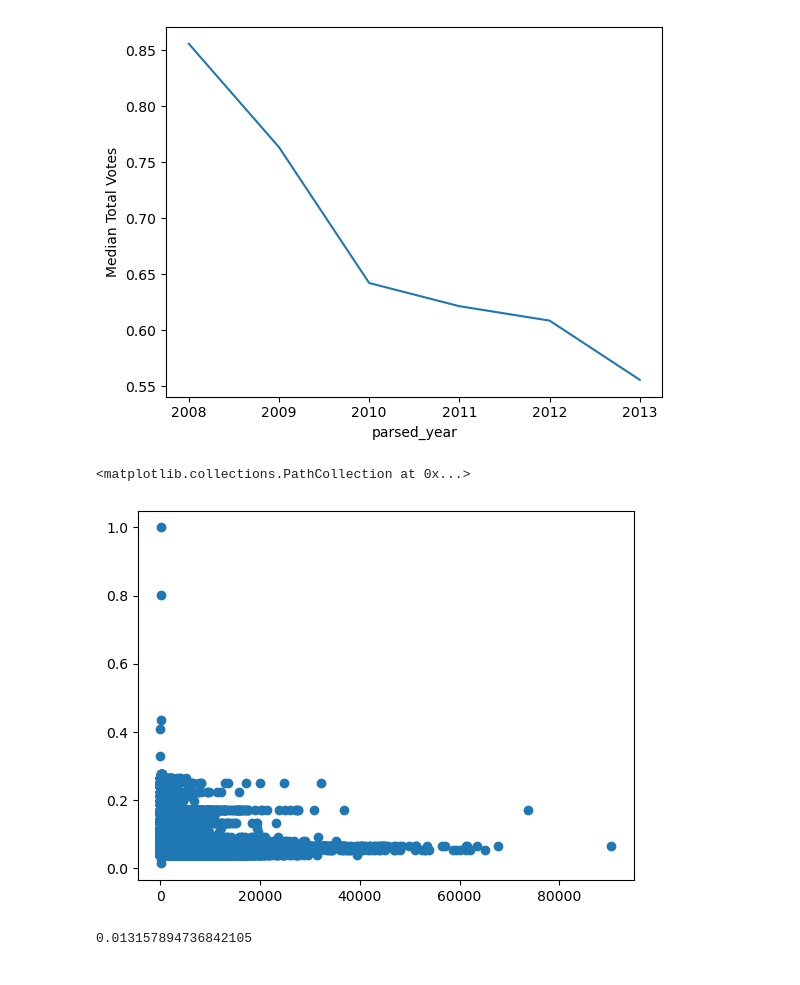
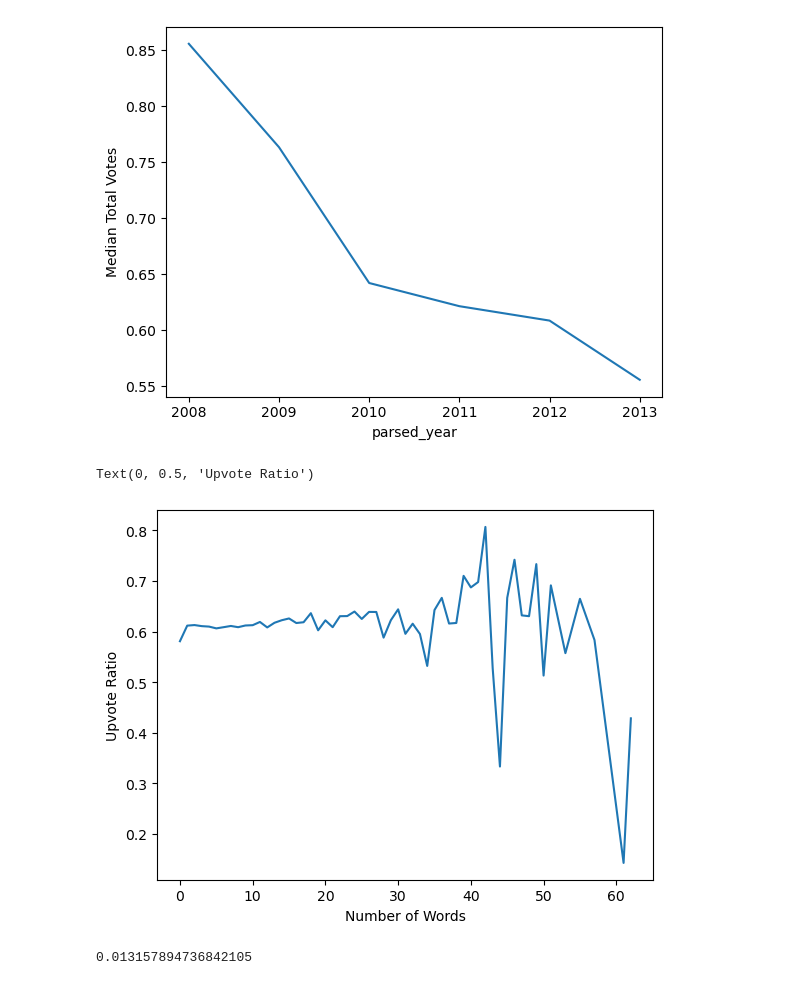
Before and after one commit to rx-72/Reddit-Post-Data-Exploration-Prediction-and-Recommendation, a Jupyter notebook: assignment2_Joshua_Huang.ipynb, the cells around one changed output. Saved outputs shown, nothing was run; the diff lists cells and outputs as text; code cells hidden in the pictures.

```diff
--- a/assignment2_Joshua_Huang.ipynb
+++ b/assignment2_Joshua_Huang.ipynb
@@ -532,21 +557,23 @@ total_votes_df.plot(kind='line', ylabel='Median Total Votes')
 # %%
 sp = set(string.punctuation)
 
 def converter(x):
     t = [c for c in x if not (c in sp)]
     t = ''.join(t)
     words = t.strip().split()
     return words
 
 df['num_words'] = df['title'].str.lower().apply(converter).str.len()
 df['subreddit_len'] = df['subreddit'].str.len()
 scaler = MinMaxScaler()
 df['subreddit_len'] = df['subreddit_len'] / df['subreddit_len'].max()
-
-plt.scatter(df['number_of_upvotes'], df['subreddit_len'])
+num_df = df.groupby('num_words')['upvote_to_total_vote_ratio'].median().reset_index()
+plt.plot(num_df['num_words'], num_df['upvote_to_total_vote_ratio'])
+plt.xlabel('Number of Words')
+plt.ylabel('Upvote Ratio')
 # %% [output]
-<matplotlib.collections.PathCollection at 0x...>
+Text(0, 0.5, 'Upvote Ratio')
-[figure, old version]
+[figure, new version]
 # %%
 df['subreddit_len'].min()
 # %% [output]
```
Also changed, not shown: parts of 19 cells of this notebook.
